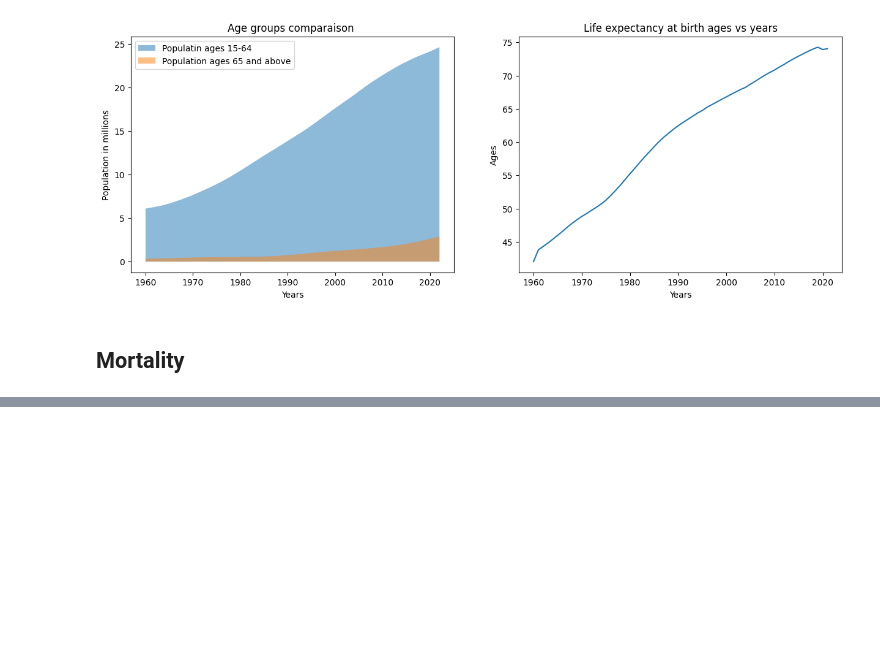
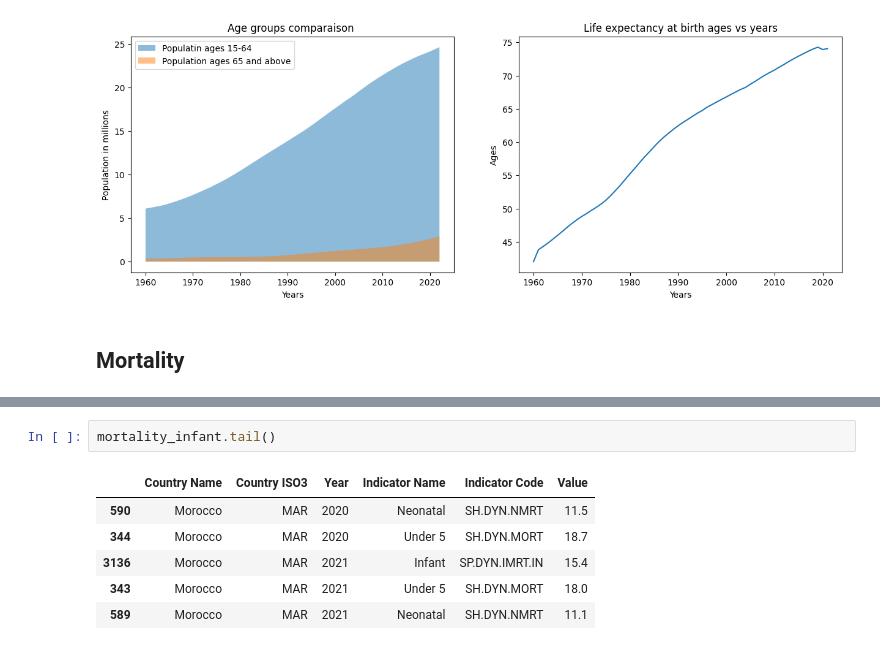
Before and after one commit to BENLHOSNITaoufik/Morocco_Health_Indicator, a Jupyter notebook: heath_mar.ipynb, the cells around one changed output, grey strips where cells are left out. Cells and saved outputs as stored; diff of their text form; blank space fills up the shorter version.

```diff
--- a/heath_mar.ipynb
+++ b/heath_mar.ipynb
@@ -358,0 +371,9 @@ Text(0, 0.5, 'Population')
+# %%
+mortality_infant.tail()
+# %% [output]
+|  | Country Name | Country ISO3 | Year | Indicator Name | Indicator Code | Value |
+| 590 | Morocco | MAR | 2020 | Neonatal | SH.DYN.NMRT | 11.5 |
+| 344 | Morocco | MAR | 2020 | Under 5 | SH.DYN.MORT | 18.7 |
+| 3136 | Morocco | MAR | 2021 | Infant | SP.DYN.IMRT.IN | 15.4 |
+| 343 | Morocco | MAR | 2021 | Under 5 | SH.DYN.MORT | 18.0 |
+| 589 | Morocco | MAR | 2021 | Neonatal | SH.DYN.NMRT | 11.1 |
```
Also changed, not shown: parts of 4 cells of this notebook.
